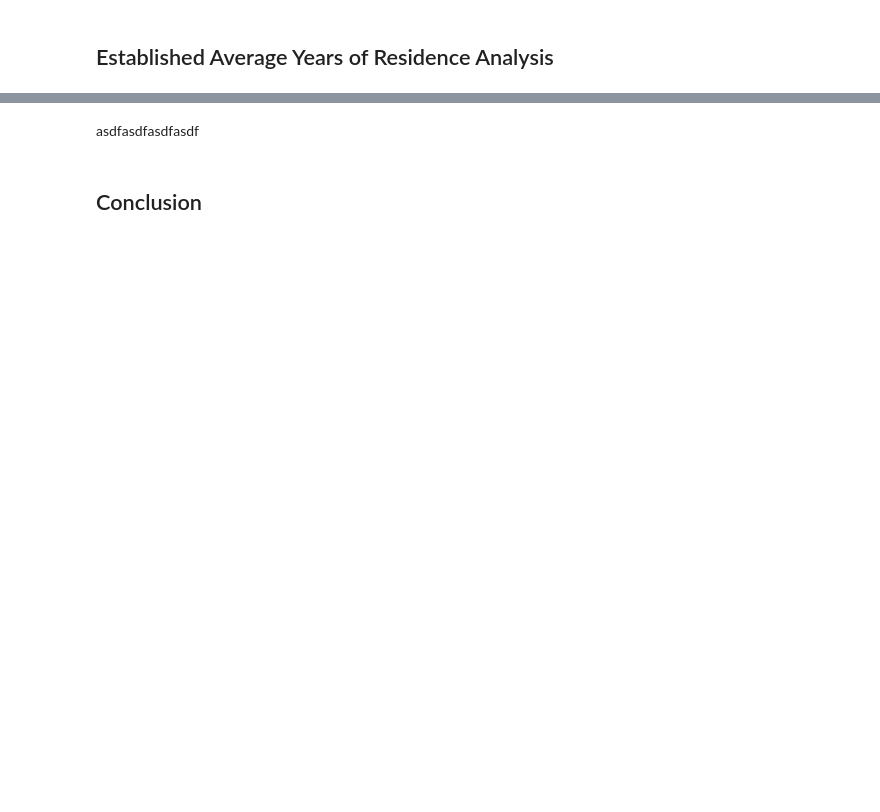
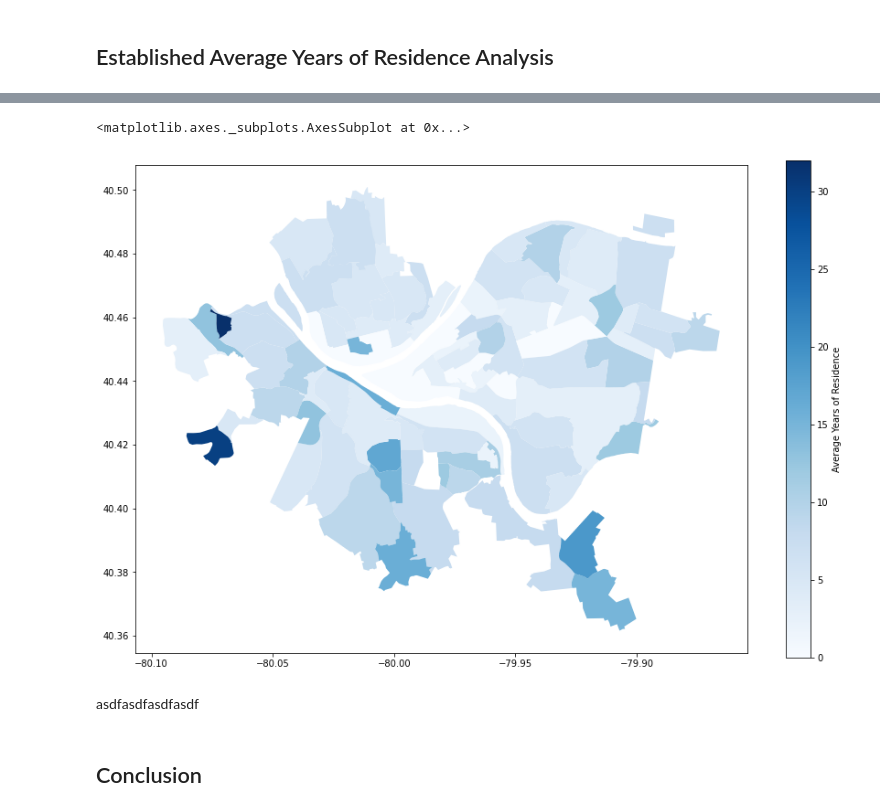
Before and after one commit to Nick0306/Big_Ideas_Final_Project, a Jupyter notebook: Dataset Notebooks/Housing.ipynb, the cells around one changed output, grey strips where cells are left out. Drawn from its saved outputs; the diff is of its cells as text; code cells hidden in the pictures; blank space fills up the shorter version.

```diff
--- a/Dataset Notebooks/Housing.ipynb
+++ b/Dataset Notebooks/Housing.ipynb
@@ -145,24 +182,2 @@ print("\n")
 # %% [markdown]
 ## Established Average Years of Residence Analysis
-# %%
-residence = data["Est. Avg. Yrs. of Residence (2010)"]
-
-count = 0
-for x in residence:
-    x = str(x)
-    data.iloc[count] = float(x)
-    count+=1
-
-mean = residence.mean()
-
-c = 0
-for x in residence:
-    if x > mean*1.7:
-        print(x)
-
-        c+=1
-        print(residence[c])
-
-print("\n")
-print(c)
-print("\n")
@@ -187,3 +250,26 @@ print("\n")
+# %%
+# occ_series = units.groupby("Neighborhood").sum()['% Occupied Units (2010)']
+# neighborhoods = geo.read_file("Neighborhoods/Neighborhoods_.shp")
+# occ_map = neighborhoods.merge(occ_series, how='left', left_on='hood', right_on='Neighborhood')
+# occ_map.plot(column='% Occupied Units (2010)',
+#                   cmap='Blues',
+#                   figsize=(15,10),
+#                   legend=True,
+#                   legend_kwds={'label':"Occupance Percentage"}
+#                   )
+
+yres_series = yres_units.groupby("Neighborhood").sum()["Est. Avg. Yrs. of Residence (2010)"]
+neighborhoods = geo.read_file("Neighborhoods/Neighborhoods_.shp")
+yres_map = neighborhoods.merge(yres_series, how='left', left_on='hood', right_on='Neighborhood')
+yres_map.plot(column='Est. Avg. Yrs. of Residence (2010)',
+             cmap='Blues',
+             figsize=(15,10),
+             legend=True,
+             legend_kwds={'label':"Average Years of Residence"}
+             )
+# %% [output]
+<matplotlib.axes._subplots.AxesSubplot at 0x...>
+[figure, added]
 # %% [markdown]
 asdfasdfasdfasdf
 # %% [markdown]
```
Also changed, not shown: parts of 14 cells of this notebook, 2 other files.
